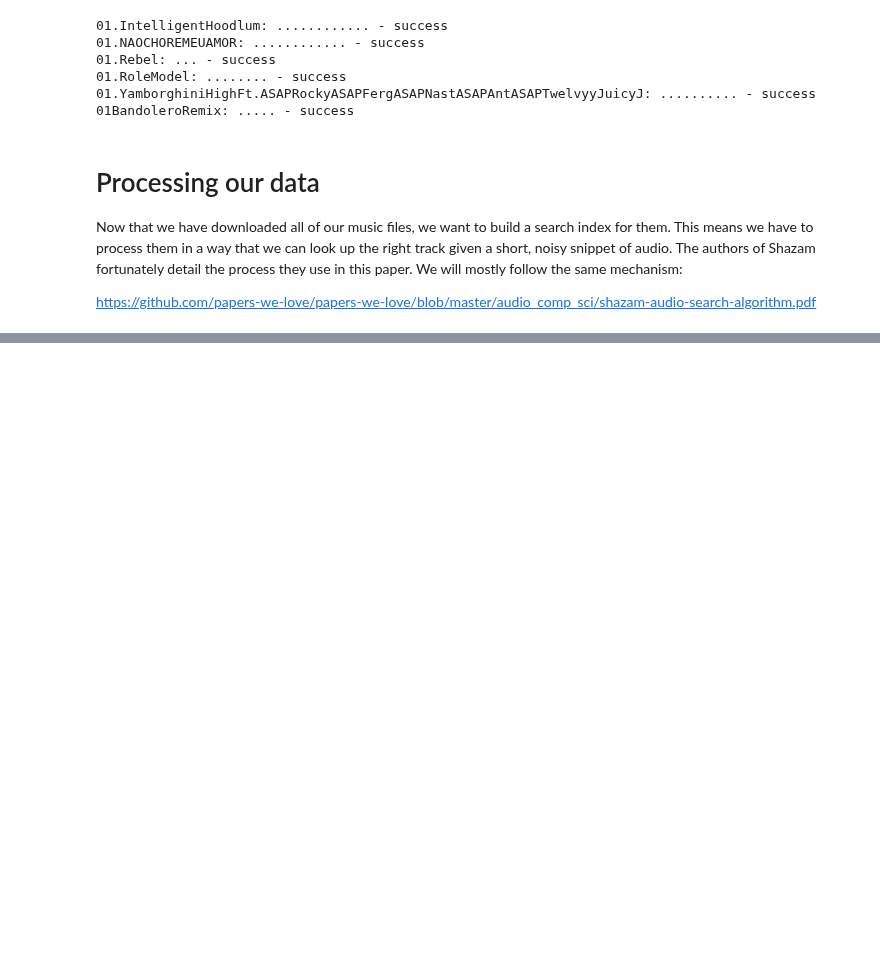
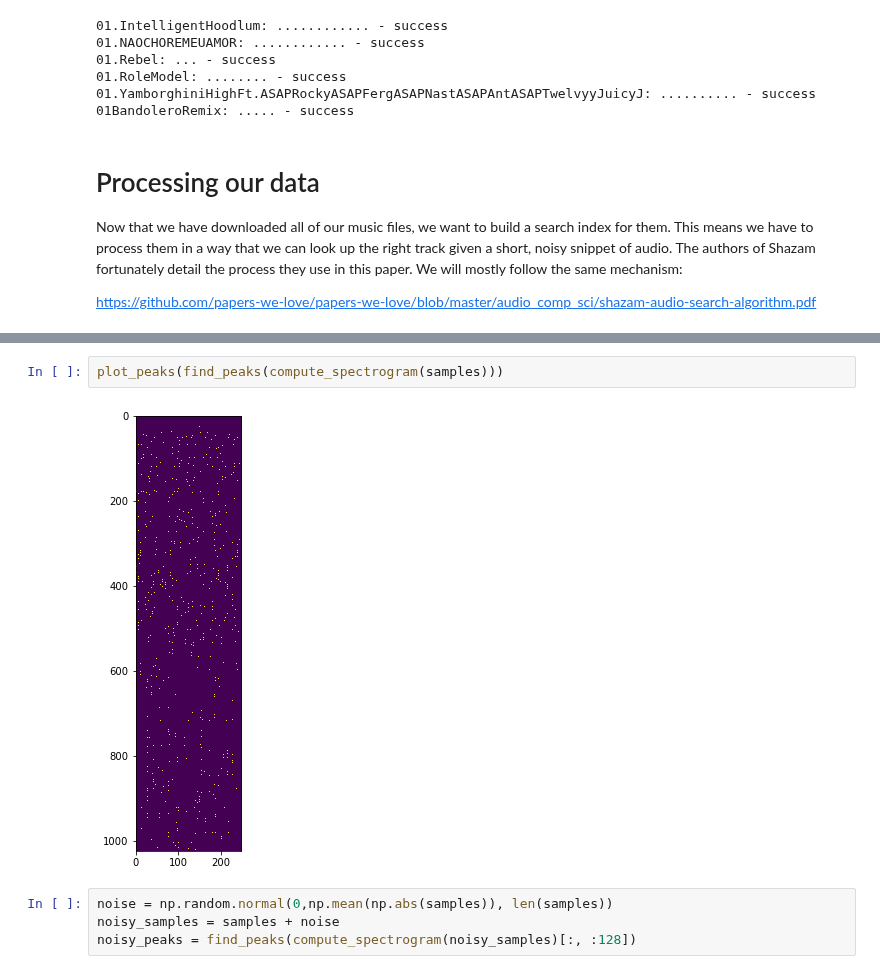
Before and after one commit to DOsinga/deep_learning_cookbook, a Jupyter notebook: 5.1 Shazam Clone.ipynb, the cells around one changed output, grey strips where cells are left out. Saved outputs shown, nothing was run; the diff lists cells and outputs as text; blank space fills up the shorter version.

```diff
--- a/5.1 Shazam Clone.ipynb
+++ b/5.1 Shazam Clone.ipynb
@@ -116,0 +162,8 @@ inverted.shape, play(inverted)
+# %%
+plot_peaks(find_peaks(compute_spectrogram(samples)))
+# %% [output]
+[figure, added]
+# %%
+noise = np.random.normal(0,np.mean(np.abs(samples)), len(samples))
+noisy_samples = samples + noise
+noisy_peaks = find_peaks(compute_spectrogram(noisy_samples)[:, :128])
```
Also changed, not shown: parts of 29 cells of this notebook, 2 other files.
